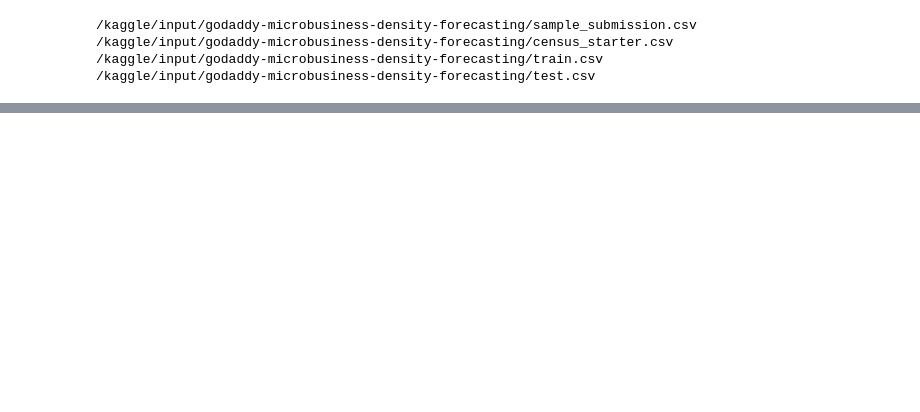
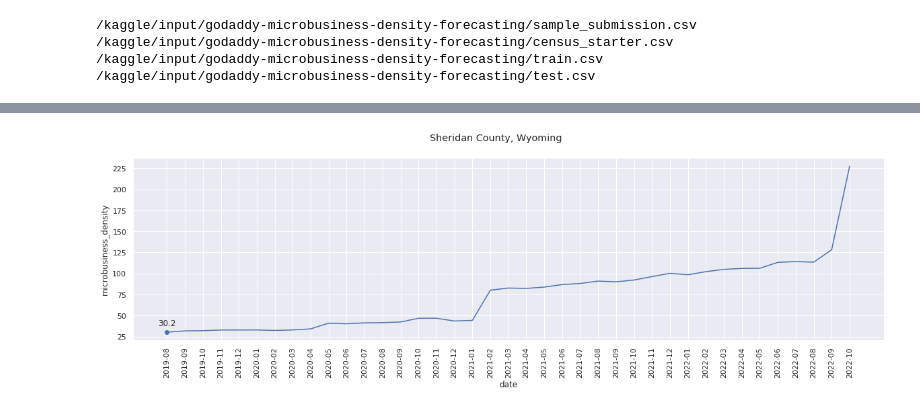
Before and after one commit to Hiroto555/Hiroto555, a Jupyter notebook: notebookb038a7327b.ipynb, the cells around one changed output, grey strips where cells are left out. Saved outputs shown, nothing was run; the diff lists cells and outputs as text; code cells hidden in the pictures; blank space fills up the shorter version.

```diff
--- a/notebookb038a7327b.ipynb
+++ b/notebookb038a7327b.ipynb
@@ -33,0 +158,4 @@ test = test.sort_values(['cfips','first_day_of_month']).reset_index(drop=True)
+# %%
+show_county(56033)
+# %% [output]
+[figure, added]
```
Also changed, not shown: parts of 17 cells of this notebook.
